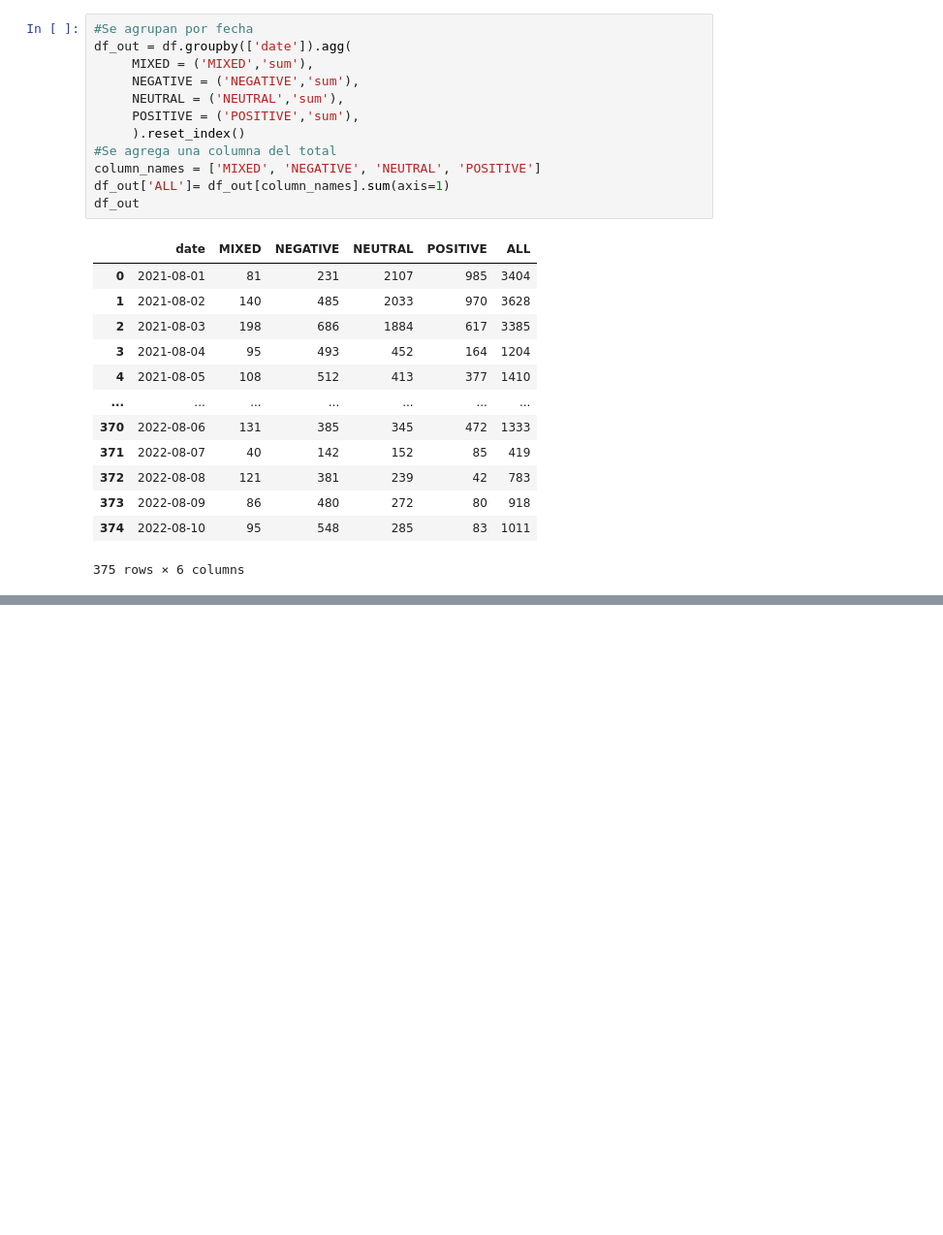
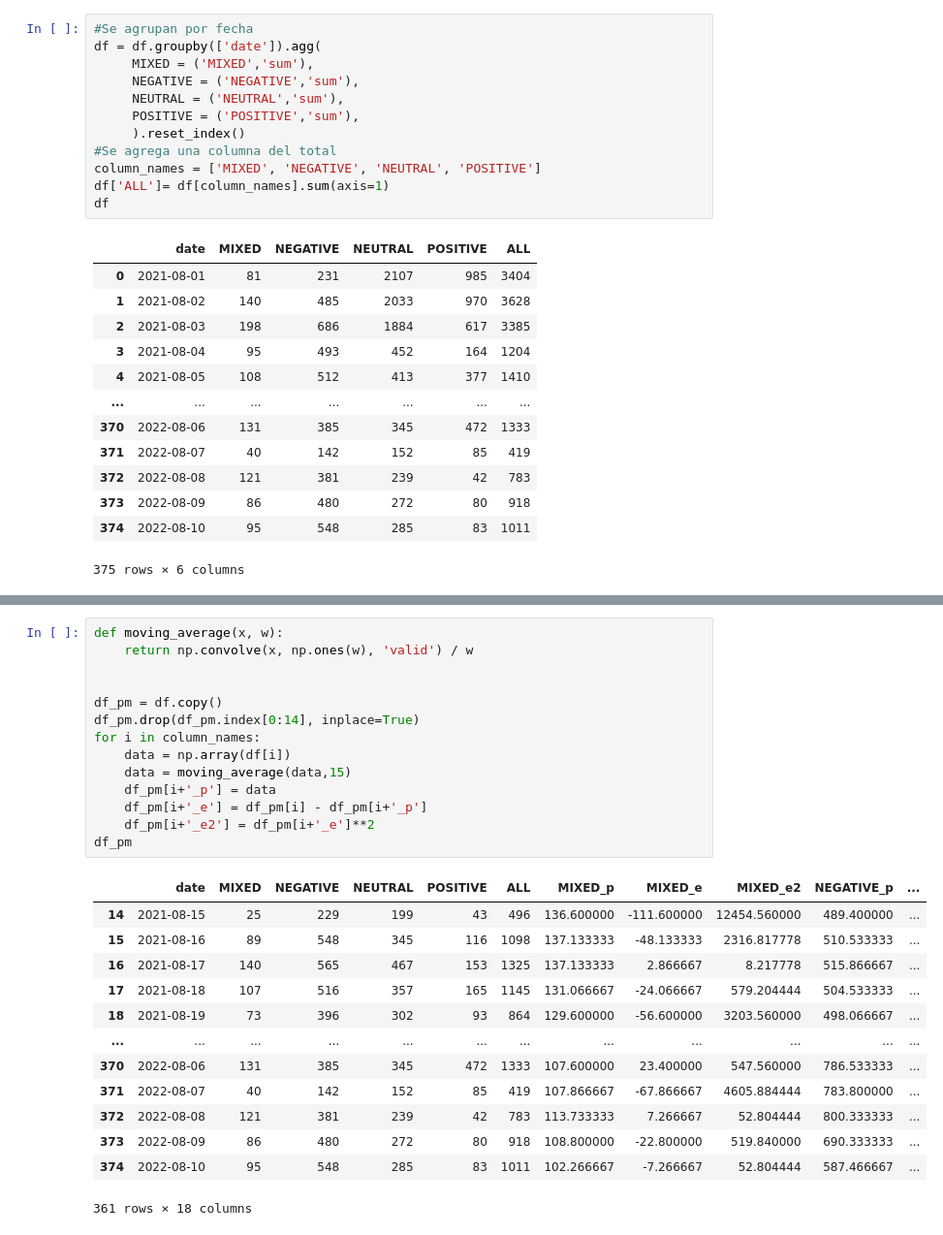
Before and after one commit to a01634928/tarea_entrevista_aa, a Jupyter notebook: graficas/src/main.ipynb, the cells around one changed output, grey strips where cells are left out. Shown at 97% size. Cells and saved outputs as stored; diff of their text form; blank space fills up the shorter version.

```diff
--- a/graficas/src/main.ipynb
+++ b/graficas/src/main.ipynb
@@ -30,7 +32,7 @@ df['NEUTRAL'] = np.where(df['sentiment']=='NEUTRAL', 1, 0)
 df['POSITIVE'] = np.where(df['sentiment']=='POSITIVE', 1, 0)
 # %%
 #Se agrupan por fecha
-df_out = df.groupby(['date']).agg(
+df = df.groupby(['date']).agg(
      MIXED = ('MIXED','sum'),
      NEGATIVE = ('NEGATIVE','sum'),
      NEUTRAL = ('NEUTRAL','sum'),
@@ -38,8 +40,8 @@ df_out = df.groupby(['date']).agg(
      ).reset_index()
 #Se agrega una columna del total
 column_names = ['MIXED', 'NEGATIVE', 'NEUTRAL', 'POSITIVE']
-df_out['ALL']= df_out[column_names].sum(axis=1)
-df_out
+df['ALL']= df[column_names].sum(axis=1)
+df
 # %% [output]
 |  | date | MIXED | NEGATIVE | NEUTRAL | POSITIVE | ALL |
 | 0 | 2021-08-01 | 81 | 231 | 2107 | 985 | 3404 |
@@ -56,0 +79,28 @@ df_out
+# %%
+def moving_average(x, w):
+    return np.convolve(x, np.ones(w), 'valid') / w
+
+
+df_pm = df.copy()
+df_pm.drop(df_pm.index[0:14], inplace=True)
+for i in column_names:
+    data = np.array(df[i])
+    data = moving_average(data,15)
+    df_pm[i+'_p'] = data
+    df_pm[i+'_e'] = df_pm[i] - df_pm[i+'_p']
+    df_pm[i+'_e2'] = df_pm[i+'_e']**2
+df_pm
+# %% [output]
+|  | date | MIXED | NEGATIVE | NEUTRAL | POSITIVE | ALL | MIXED_p | MIXED_e | MIXED_e2 | NEGATIVE_p | ... |
+| 14 | 2021-08-15 | 25 | 229 | 199 | 43 | 496 | 136.600000 | -111.600000 | 12454.560000 | 489.400000 | ... |
+| 15 | 2021-08-16 | 89 | 548 | 345 | 116 | 1098 | 137.133333 | -48.133333 | 2316.817778 | 510.533333 | ... |
+| 16 | 2021-08-17 | 140 | 565 | 467 | 153 | 1325 | 137.133333 | 2.866667 | 8.217778 | 515.866667 | ... |
+| 17 | 2021-08-18 | 107 | 516 | 357 | 165 | 1145 | 131.066667 | -24.066667 | 579.204444 | 504.533333 | ... |
+| 18 | 2021-08-19 | 73 | 396 | 302 | 93 | 864 | 129.600000 | -56.600000 | 3203.560000 | 498.066667 | ... |
+| ... | ... | ... | ... | ... | ... | ... | ... | ... | ... | ... | ... |
+| 370 | 2022-08-06 | 131 | 385 | 345 | 472 | 1333 | 107.600000 | 23.400000 | 547.560000 | 786.533333 | ... |
+| 371 | 2022-08-07 | 40 | 142 | 152 | 85 | 419 | 107.866667 | -67.866667 | 4605.884444 | 783.800000 | ... |
+| 372 | 2022-08-08 | 121 | 381 | 239 | 42 | 783 | 113.733333 | 7.266667 | 52.804444 | 800.333333 | ... |
+| 373 | 2022-08-09 | 86 | 480 | 272 | 80 | 918 | 108.800000 | -22.800000 | 519.840000 | 690.333333 | ... |
+| 374 | 2022-08-10 | 95 | 548 | 285 | 83 | 1011 | 102.266667 | -7.266667 | 52.804444 | 587.466667 | ... |
+361 rows × 18 columns
```
Also changed, not shown: parts of 10 cells of this notebook.
